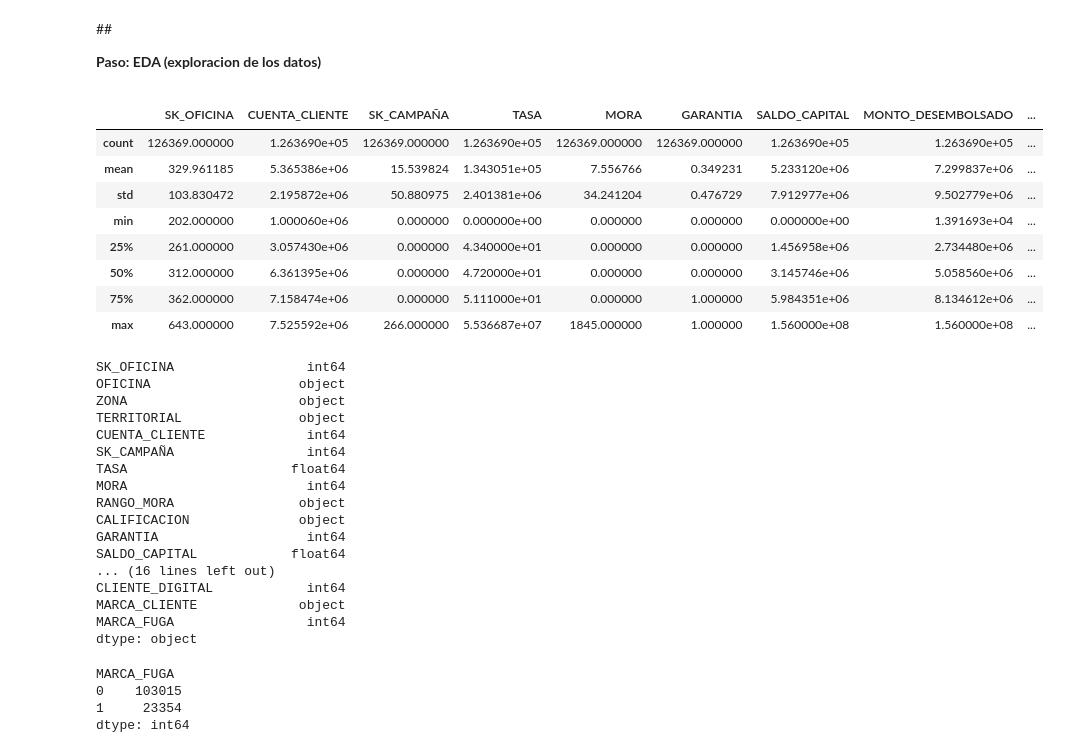
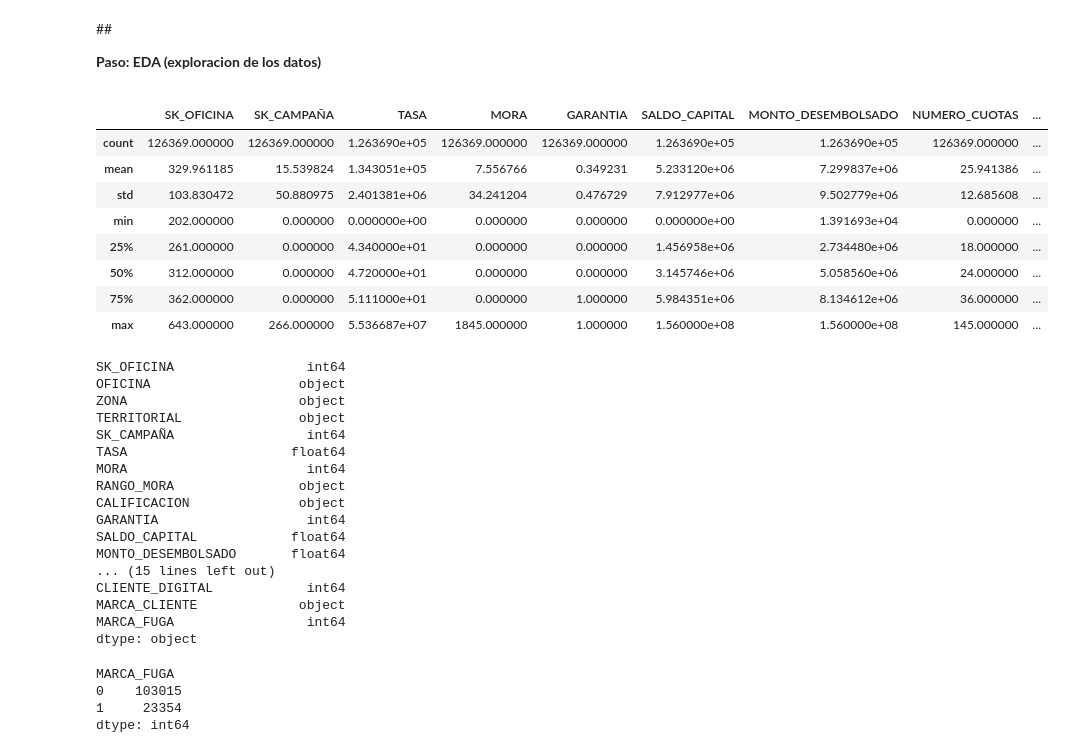
Before and after one commit to cristianfelip/ML_Fuga_2026, a Jupyter notebook: Fuga_clientes.ipynb, the cells around one changed output. Drawn from its saved outputs; the diff is of its cells as text; code cells hidden in the pictures.

```diff
--- a/Fuga_clientes.ipynb
+++ b/Fuga_clientes.ipynb
@@ -13,22 +13,23 @@ from sklearn import metrics
 from sklearn.metrics import confusion_matrix
 import seaborn as sns
 # %%
-archivo=(r'C:\Users\Christian\proyects\Fuga_clientes\Base_Pruebas_INTNEG (FUGA).xlsx')
+archivo=('Base_Pruebas_INTNEG (FUGA).xlsx')
 df=pd.read_excel(archivo)
 # %% [markdown]
 ##<p><strong>Paso: EDA (exploracion de los datos)</strong></br>
 # %%
+df = df.drop('CUENTA_CLIENTE', axis=1)
 df.describe()
 # %% [output]
-|  | SK_OFICINA | CUENTA_CLIENTE | SK_CAMPAÑA | TASA | MORA | GARANTIA | SALDO_CAPITAL | MONTO_DESEMBOLSADO | ... |
-| count | 126369.000000 | 1.263690e+05 | 126369.000000 | 1.263690e+05 | 126369.000000 | 126369.000000 | 1.263690e+05 | 1.263690e+05 | ... |
-| mean | 329.961185 | 5.365386e+06 | 15.539824 | 1.343051e+05 | 7.556766 | 0.349231 | 5.233120e+06 | 7.299837e+06 | ... |
-| std | 103.830472 | 2.195872e+06 | 50.880975 | 2.401381e+06 | 34.241204 | 0.476729 | 7.912977e+06 | 9.502779e+06 | ... |
-| min | 202.000000 | 1.000060e+06 | 0.000000 | 0.000000e+00 | 0.000000 | 0.000000 | 0.000000e+00 | 1.391693e+04 | ... |
-| 25% | 261.000000 | 3.057430e+06 | 0.000000 | 4.340000e+01 | 0.000000 | 0.000000 | 1.456958e+06 | 2.734480e+06 | ... |
-| 50% | 312.000000 | 6.361395e+06 | 0.000000 | 4.720000e+01 | 0.000000 | 0.000000 | 3.145746e+06 | 5.058560e+06 | ... |
-| 75% | 362.000000 | 7.158474e+06 | 0.000000 | 5.111000e+01 | 0.000000 | 1.000000 | 5.984351e+06 | 8.134612e+06 | ... |
-| max | 643.000000 | 7.525592e+06 | 266.000000 | 5.536687e+07 | 1845.000000 | 1.000000 | 1.560000e+08 | 1.560000e+08 | ... |
+|  | SK_OFICINA | SK_CAMPAÑA | TASA | MORA | GARANTIA | SALDO_CAPITAL | MONTO_DESEMBOLSADO | NUMERO_CUOTAS | ... |
+| count | 126369.000000 | 126369.000000 | 1.263690e+05 | 126369.000000 | 126369.000000 | 1.263690e+05 | 1.263690e+05 | 126369.000000 | ... |
+| mean | 329.961185 | 15.539824 | 1.343051e+05 | 7.556766 | 0.349231 | 5.233120e+06 | 7.299837e+06 | 25.941386 | ... |
+| std | 103.830472 | 50.880975 | 2.401381e+06 | 34.241204 | 0.476729 | 7.912977e+06 | 9.502779e+06 | 12.685608 | ... |
+| min | 202.000000 | 0.000000 | 0.000000e+00 | 0.000000 | 0.000000 | 0.000000e+00 | 1.391693e+04 | 0.000000 | ... |
+| 25% | 261.000000 | 0.000000 | 4.340000e+01 | 0.000000 | 0.000000 | 1.456958e+06 | 2.734480e+06 | 18.000000 | ... |
+| 50% | 312.000000 | 0.000000 | 4.720000e+01 | 0.000000 | 0.000000 | 3.145746e+06 | 5.058560e+06 | 24.000000 | ... |
+| 75% | 362.000000 | 0.000000 | 5.111000e+01 | 0.000000 | 1.000000 | 5.984351e+06 | 8.134612e+06 | 36.000000 | ... |
+| max | 643.000000 | 266.000000 | 5.536687e+07 | 1845.000000 | 1.000000 | 1.560000e+08 | 1.560000e+08 | 145.000000 | ... |
 # %%
 df.dtypes
 # %% [output]
@@ -36,7 +37,6 @@ SK_OFICINA                 int64
 OFICINA                   object
 ZONA                      object
 TERRITORIAL               object
-CUENTA_CLIENTE             int64
 SK_CAMPAÑA                 int64
 TASA                     float64
 MORA                       int64
@@ -44,7 +44,8 @@ RANGO_MORA                object
 CALIFICACION              object
 GARANTIA                   int64
 SALDO_CAPITAL            float64
-... (16 lines left out)
+MONTO_DESEMBOLSADO       float64
+... (15 lines left out)
 CLIENTE_DIGITAL            int64
 MARCA_CLIENTE             object
 MARCA_FUGA                 int64
```
Also changed, not shown: parts of 13 cells of this notebook.
